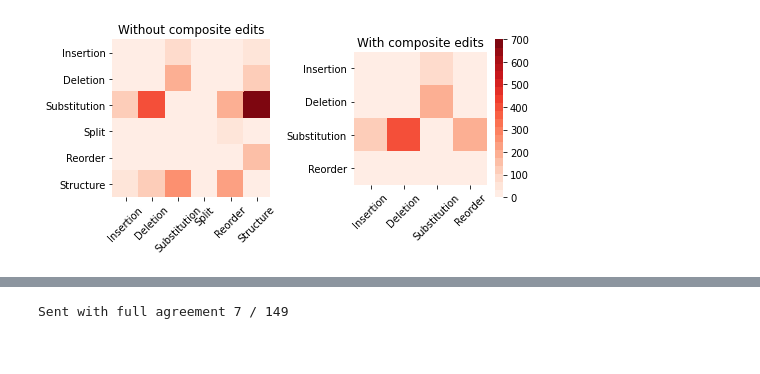
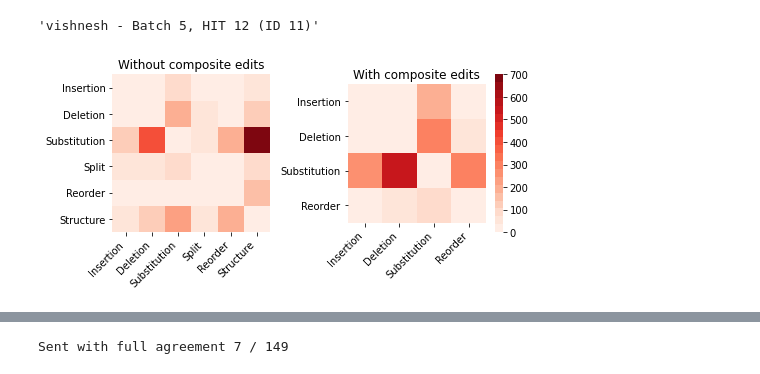
Before and after one commit to Yao-Dou/ts-annotation-tool, a Jupyter notebook: data/analysis/agreement.ipynb, the cells around one changed output, grey strips where cells are left out. Cells and saved outputs as stored; diff of their text form; code cells hidden in the pictures.

Commit message:
add tutorial and fix heatmap counting

```diff
--- a/data/analysis/agreement.ipynb
+++ b/data/analysis/agreement.ipynb
@@ -24,4 +24,9 @@ When processing sentence: rachel - Batch 6, HIT 34 (ID 131). Caught error on: ''
 # %%
 # Show the agreement with SimpEval
 # simpeval_agreement(data)
+# %%
+sent = [sent for sent in data if sent['batch'] == 5 and sent['hit_id'] == 11 and sent['user'] == 'vishnesh'][0]
+get_sent_info(sent)
+# %% [output]
+'vishnesh - Batch 5, HIT 12 (ID 11)'
 # %%
@@ -75,35 +98,37 @@ for sent_id in range(0, MAX_HIT):
 # %%
 fig, (ax1, ax2) = plt.subplots(1, 2, figsize=(7, 3.5)) #sharex=True, sharey=True)
 
 vmin, vmax = 0, 700
 
 color_bar = sn.color_palette("Reds", 20)
 
-a = confusion_matrix([x[0] for x in total_agreement], [x[1] for x in total_agreement], labels=edit_type_labels)
+disagreement = token_level_disagreement(data)
+a = confusion_matrix([x[0] for x in disagreement], [x[1] for x in disagreement], labels=edit_type_labels)
 df_cm = pd.DataFrame(a, index=[x.capitalize() for x in edit_type_labels], columns=[x.capitalize() for x in edit_type_labels])
 sn.heatmap(df_cm, cmap=color_bar, ax=ax1, vmin=vmin, vmax=vmax, square=True, cbar=False)
 
 # For numbers add:
 # , annot=True, fmt=".1f")
 
-a = confusion_matrix([x[0] for x in total_agreement], [x[1] for x in total_agreement], labels=[x for x in edit_type_labels if x not in ['structure', 'split']])
+disagreement = token_level_disagreement(data, collapse_composite=True)
+a = confusion_matrix([x[0] for x in disagreement], [x[1] for x in disagreement], labels=[x for x in edit_type_labels if x not in ['structure', 'split']])
 df_cm = pd.DataFrame(a, index=[x.capitalize() for x in edit_type_labels if x not in ['structure', 'split']], columns=[x.capitalize() for x in edit_type_labels if x not in ['structure', 'split']])
 sn.heatmap(df_cm, cmap=color_bar, ax=ax2, vmin=vmin, vmax=vmax, square=True)
 
-ax1.set_xticklabels(ax1.get_xticklabels(), rotation=45)
-ax2.set_xticklabels(ax2.get_xticklabels(), rotation=45)
+ax1.set_xticklabels(ax1.get_xticklabels(), rotation=45, ha="right")
+ax2.set_xticklabels(ax2.get_xticklabels(), rotation=45, ha="right")
 
 ax1.set_title('Without composite edits')
 ax2.set_title('With composite edits')
 
 fig.tight_layout()
 
 out_filename = "img/agreement-heatmap.svg"
 plt.savefig(out_filename, format="svg", bbox_inches='tight', pad_inches=0.0)
 
 plt.show()
 # %% [output]
-[figure, old version]
+[figure, new version]
 # %%
 # Confusion matrix of different types of errors.
 # Entry at row i, column j corresponds to the frequency
```
Also changed, not shown: parts of 9 cells of this notebook, 12 other files.
